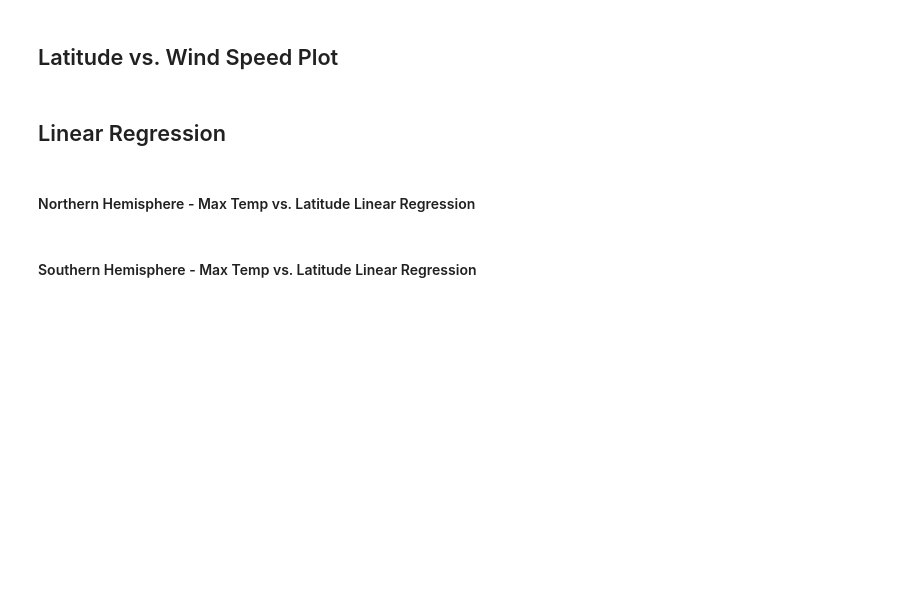
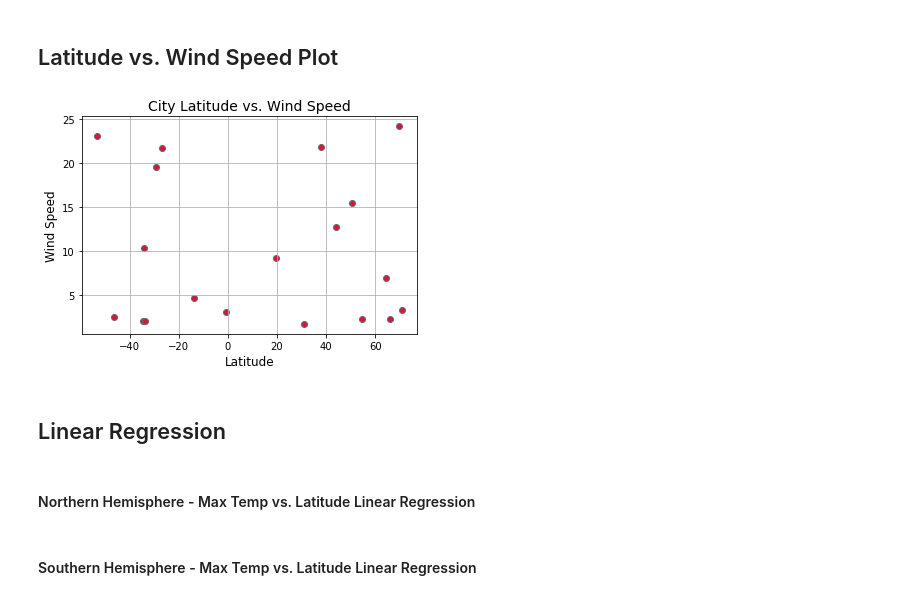
Before and after one commit to NHoyer95/python-api-challenge, a Jupyter notebook: WeatherPy/WeatherPy.ipynb, the cells around one changed output. Saved outputs shown, nothing was run; the diff lists cells and outputs as text; code cells hidden in the pictures; blank space fills up the shorter version.

```diff
--- a/WeatherPy/WeatherPy.ipynb
+++ b/WeatherPy/WeatherPy.ipynb
@@ -203,5 +235,20 @@ clean_city_data.head()
 # %% [markdown]
 ## Latitude vs. Wind Speed Plot
+# %%
+# Create scatter plot
+plt.scatter(clean_city_data["Lat"], clean_city_data["Wind Speed"], marker="o", facecolors="crimson", edgecolors="dimgrey")
+
+# Add labels, title, limits & grid
+plt.title("City Latitude vs. Wind Speed", fontsize=14)
+plt.ylabel("Wind Speed", fontsize=12)
+plt.xlabel("Latitude", fontsize=12)
+plt.grid()
+
+# Display and Save plot
+plt.savefig("../output_data/latitude-vs-windspeed.png")
+plt.show()
+# %% [output]
+[figure, added]
 # %% [markdown]
 ## Linear Regression
 # %% [markdown]
```
Also changed, not shown: parts of 8 cells of this notebook, 5 other files.
